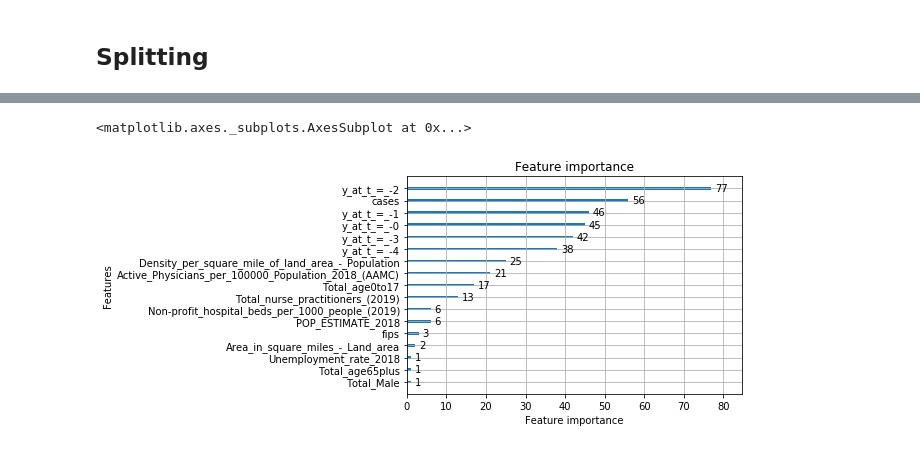
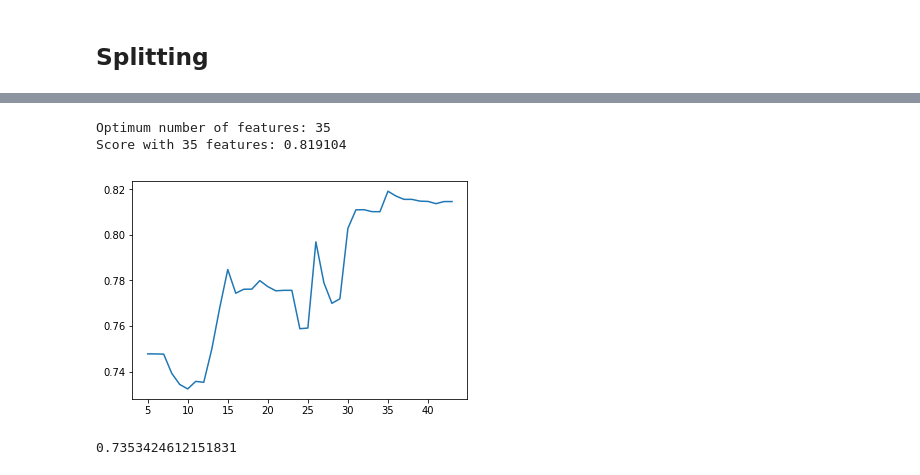
Before and after one commit to majesticfish/CS156B-Covid-Challenge, a Jupyter notebook: exploratory/Sean's Notebook/Just XY, please.ipynb, the cells around one changed output, grey strips where cells are left out. Saved outputs shown, nothing was run; the diff lists cells and outputs as text; code cells hidden in the pictures.

```diff
--- a/exploratory/Sean's Notebook/Just XY, please.ipynb
+++ b/exploratory/Sean's Notebook/Just XY, please.ipynb
@@ -390,13 +222,0 @@ R^2 (in sample): 0.373100
-# %%
-gbm = lgb.LGBMRegressor(num_leaves=5,
-                        learning_rate=0.05,
-                        n_estimators=250);
-gbm.fit(X_train, y_train,
-        eval_set=[(X_test, y_test)],
-        eval_metric='l2',
-        early_stopping_rounds=120);
-pred_train = gbm.predict(X_train, num_iteration=gbm.best_iteration_)
-print("R squared (in sample) is %f" % Rsquare(pred_train, y_train))
-pred_test = gbm.predict(X_test, num_iteration=gbm.best_iteration_)
-print("R squared (out sample) is %f" % Rsquare(pred_test, y_test))
-plt.scatter(pred_test, y_test)
@@ -423,5 +222,0 @@ R squared (out sample) is 0.402399
-# %%
-lgb.plot_importance(gbm)
-# %% [output]
-<matplotlib.axes._subplots.AxesSubplot at 0x...>
-[figure, removed]
@@ -429,0 +223,34 @@ import_feat = ['y at t = -2','cases','y at t = -0','Density per square mile of l
+# %%
+nof_list=np.arange(5,44)
+high_score=0
+#Variable to store the optimum features
+nof=0
+score_list =[]
+for n in range(len(nof_list)):
+    model = LinearRegression()
+    rfe = RFE(model,nof_list[n])
+    X_train_rfe = rfe.fit_transform(X_train,y_train)
+    X_test_rfe = rfe.transform(X_test)
+    model.fit(X_train_rfe,y_train)
+    score = model.score(X_test_rfe,y_test)
+    score_list.append(score)
+    if(score>high_score):
+        high_score = score
+        nof = nof_list[n]
+plt.plot(nof_list, score_list)
+print("Optimum number of features: %d" %nof)
+print("Score with %d features: %f" % (nof, high_score))
+# %% [output]
+Optimum number of features: 35
+Score with 35 features: 0.819104
+[figure, added]
+# %%
+model = LinearRegression()
+rfe = RFE(model,12)
+X_train_rfe = rfe.fit_transform(X_train,y_train)
+X_test_rfe = rfe.transform(X_test)
+model.fit(X_train_rfe,y_train)
+print(model.score(X_test_rfe,y_test))
+support = rfe.support_
+# %% [output]
+0.7353424612151831
```
Also changed, not shown: parts of 36 cells of this notebook, 1 other file.
